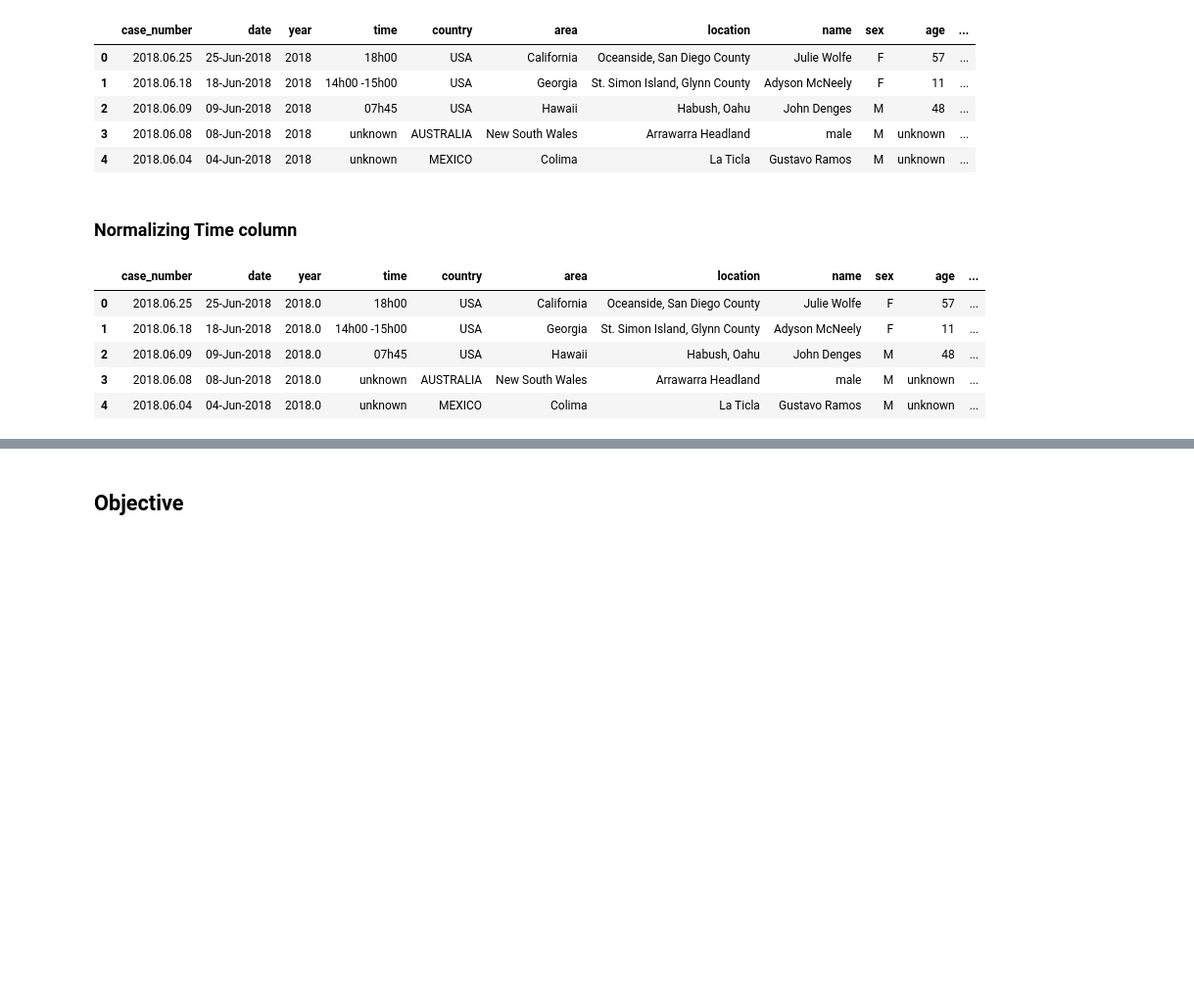
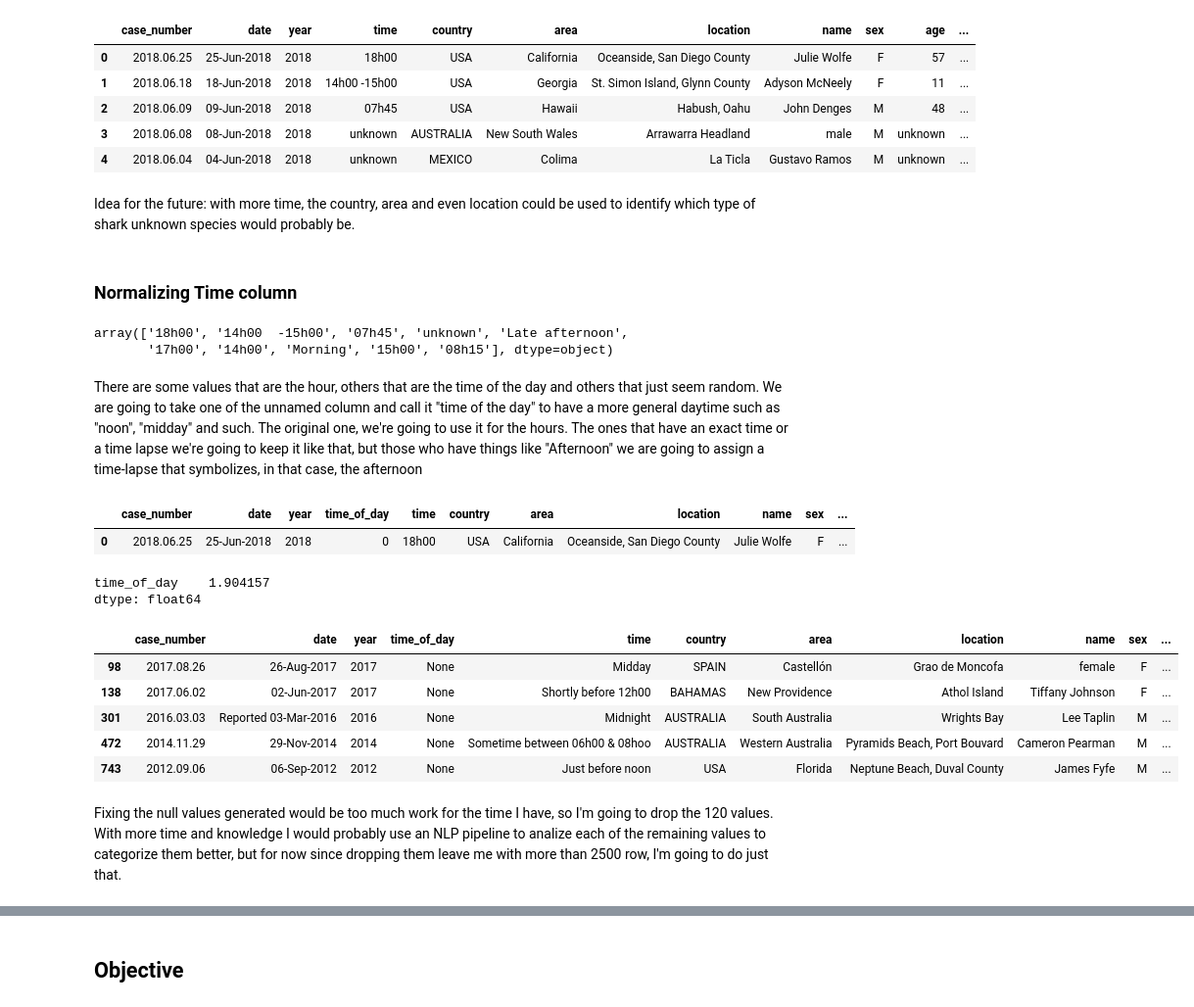
Before and after one commit to Kohkitos/data-cleaning-sharks, a Jupyter notebook: code/sharks.ipynb, the cells around one changed output, grey strips where cells are left out. Shown: that part at 98% size. Saved outputs shown, nothing was run; the diff lists cells and outputs as text; code cells hidden in the pictures; blank space fills up the shorter version.

Commit message:
Time column half-way done

```diff
--- a/code/sharks.ipynb
+++ b/code/sharks.ipynb
@@ -792,14 +792,14 @@ df.head()
 # and now we neutralize the shark column's values
 
 df.shark = 0
+# %% [markdown]
+Idea for the future: with more time, the country, area and even location could be used to identify which type of shark unknown species would probably be.
 # %% [markdown]
 ### Normalizing Time column
 # %%
-df.head()
+df.time.unique()[:10]
 # %% [output]
-|  | case_number | date | year | time | country | area | location | name | sex | age | ... |
-| 0 | 2018.06.25 | 25-Jun-2018 | 2018.0 | 18h00 | USA | California | Oceanside, San Diego County | Julie Wolfe | F | 57 | ... |
-| 1 | 2018.06.18 | 18-Jun-2018 | 2018.0 | 14h00 -15h00 | USA | Georgia | St. Simon Island, Glynn County | Adyson McNeely | F | 11 | ... |
-| 2 | 2018.06.09 | 09-Jun-2018 | 2018.0 | 07h45 | USA | Hawaii | Habush, Oahu | John Denges | M | 48 | ... |
-| 3 | 2018.06.08 | 08-Jun-2018 | 2018.0 | unknown | AUSTRALIA | New South Wales | Arrawarra Headland | male | M | unknown | ... |
-| 4 | 2018.06.04 | 04-Jun-2018 | 2018.0 | unknown | MEXICO | Colima | La Ticla | Gustavo Ramos | M | unknown | ... |
+array(['18h00', '14h00  -15h00', '07h45', 'unknown', 'Late afternoon',
+       '17h00', '14h00', 'Morning', '15h00', '08h15'], dtype=object)
+# %% [markdown]
+There are some values that are the hour, others that are the time of the day and others that just seem random. We are going to take one of the unnamed column and call it "time of the day" to have a more general daytime such as "noon", "midday" and such. The original one, we're going to use it for the hours. The ones that have an exact time or a time lapse we're going to keep it like that, but those who have things like "Afternoon" we are going to assign a time-lapse that symbolizes, in that case, the afternoon
@@ -805,0 +817,66 @@ df.head()
+# %%
+df.head(1)
+# %% [output]
+|  | case_number | date | year | time_of_day | time | country | area | location | name | sex | ... |
+| 0 | 2018.06.25 | 25-Jun-2018 | 2018 | 0 | 18h00 | USA | California | Oceanside, San Diego County | Julie Wolfe | F | ... |
+# %%
+# first, let's create a dictionary with time of day and the ranges of that time of day
+
+def which_time(x):
+
+    if x == 'unknown':
+        return x
+
+    try:
+        x = int(x.lower().split('h')[0])
+
+        if x > 23:                 # for values such as '1600' that should be '16:00'
+            x = int(x / 100)
+
+        time_ranges = {
+            'Morning': (6, 11),    # '06:00', '11:59'
+            'Afternoon': (12, 17), # '12:00', '17:59'
+            'Evening': (18, 21),   # '18:00', '21:59'
+        }
+
+        for t_range, (start, end) in time_ranges.items():
+            if start <= x <= end:
+                return t_range
+
+        # range for night is different because it start with a large number (22) and ends with a small one (5)
+
+        if (22 <= x <= 24) | (0 <= x <= 5):
+            return 'Night'
+
+        return None
+
+    except:
+        time_ranges = ['Morning', 'Afternoon', 'Evening', 'Night']
+
+        for t_range in time_ranges:
+            if fuzz.partial_ratio(t_range, x) > 80:
+                return t_range
+
+        return None
+# %%
+df.time_of_day = df.time.apply(which_time)
+
+# test.head(10)
+# %%
+napercent()
+
+# some na, let's see
+# %% [output]
+time_of_day    1.904157
+dtype: float64
+# %%
+df[df.time_of_day.isnull() == True].head()
+# %% [output]
+|  | case_number | date | year | time_of_day | time | country | area | location | name | sex | ... |
+| 98 | 2017.08.26 | 26-Aug-2017 | 2017 | None | Midday | SPAIN | Castellón | Grao de Moncofa | female | F | ... |
+| 138 | 2017.06.02 | 02-Jun-2017 | 2017 | None | Shortly before 12h00 | BAHAMAS | New Providence | Athol Island | Tiffany Johnson | F | ... |
+| 301 | 2016.03.03 | Reported 03-Mar-2016 | 2016 | None | Midnight | AUSTRALIA | South Australia | Wrights Bay | Lee Taplin | M | ... |
+| 472 | 2014.11.29 | 29-Nov-2014 | 2014 | None | Sometime between 06h00 & 08hoo | AUSTRALIA | Western Australia | Pyramids Beach, Port Bouvard | Cameron Pearman | M | ... |
+| 743 | 2012.09.06 | 06-Sep-2012 | 2012 | None | Just before noon | USA | Florida | Neptune Beach, Duval County | James Fyfe | M | ... |
+# %% [markdown]
+Fixing the null values generated would be too much work for the time I have, so I'm going to drop the 120 values. With more time and knowledge I would probably use an NLP pipeline to analize each of the remaining values to categorize them better, but for now since dropping them leave me with more than 2500 row, I'm going to do just that.
```
Also changed, not shown: parts of 4 cells of this notebook, 1 other file.
